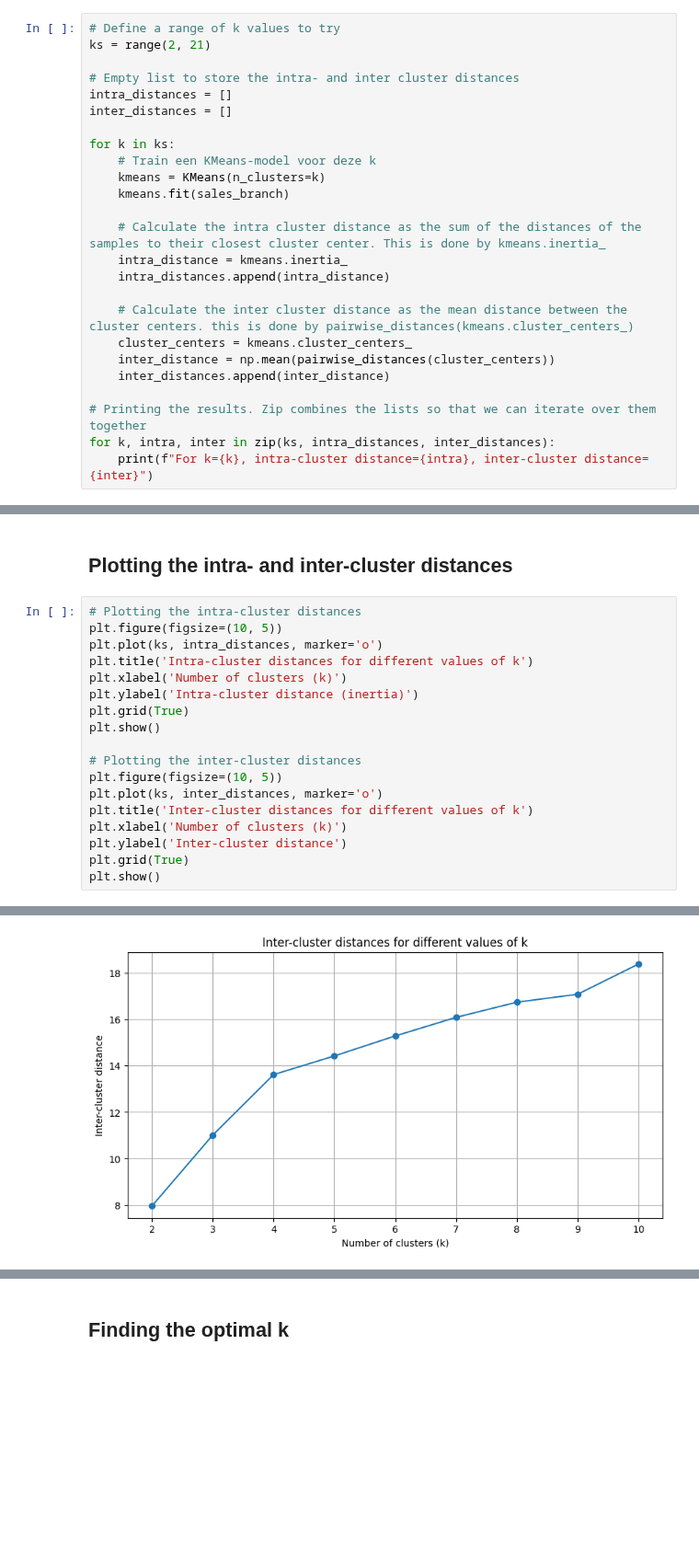
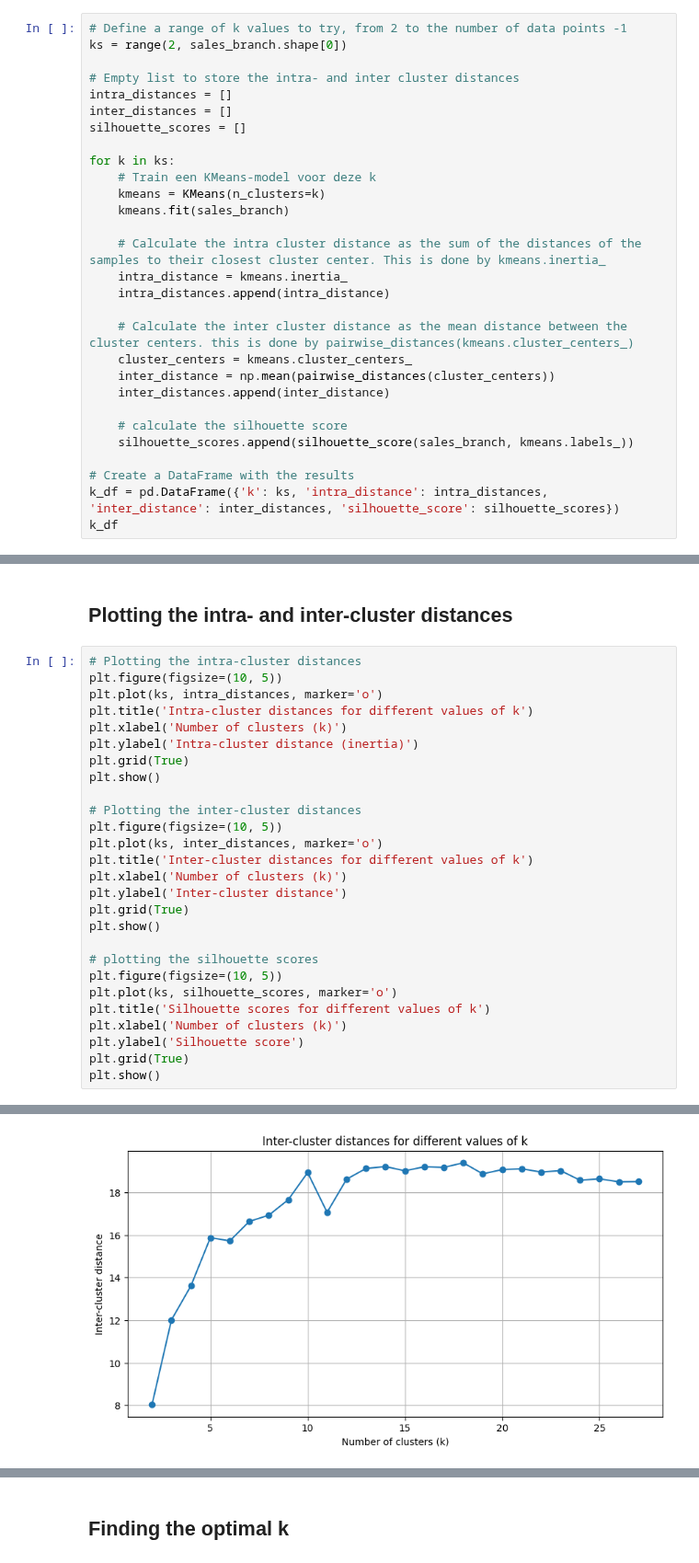
Before and after one commit to Nrojt/SE4-DEDS-Pyhton-opdrachten, a Jupyter notebook: week 9/9.1/Practicum_9.1.ipynb, the cells around one changed output, grey strips where cells are left out. Shown at 92% size. Cells and saved outputs as stored; diff of their text form; blank space fills up the shorter version.

```diff
--- a/week 9/9.1/Practicum_9.1.ipynb
+++ b/week 9/9.1/Practicum_9.1.ipynb
@@ -96,12 +96,13 @@ sales_branch.head()
 # KMeans
 cluster model using KMeans
 # %%
-# Define a range of k values to try
-ks = range(2, 21)
+# Define a range of k values to try, from 2 to the number of data points -1
+ks = range(2, sales_branch.shape[0])
 
 # Empty list to store the intra- and inter cluster distances
 intra_distances = []
 inter_distances = []
+silhouette_scores = []
 
 for k in ks:
     # Train een KMeans-model voor deze k
@@ -117,7 +118,10 @@ for k in ks:
     inter_distance = np.mean(pairwise_distances(cluster_centers))
     inter_distances.append(inter_distance)
 
-# Printing the results. Zip combines the lists so that we can iterate over them together
-for k, intra, inter in zip(ks, intra_distances, inter_distances):
-    print(f"For k={k}, intra-cluster distance={intra}, inter-cluster distance={inter}")
+    # calculate the silhouette score
+    silhouette_scores.append(silhouette_score(sales_branch, kmeans.labels_))
+
+# Create a DataFrame with the results
+k_df = pd.DataFrame({'k': ks, 'intra_distance': intra_distances, 'inter_distance': inter_distances, 'silhouette_score': silhouette_scores})
+k_df
 # %% [output]
@@ -150,4 +162,13 @@ plt.xlabel('Number of clusters (k)')
 plt.ylabel('Inter-cluster distance')
 plt.grid(True)
 plt.show()
+
+# plotting the silhouette scores
+plt.figure(figsize=(10, 5))
+plt.plot(ks, silhouette_scores, marker='o')
+plt.title('Silhouette scores for different values of k')
+plt.xlabel('Number of clusters (k)')
+plt.ylabel('Silhouette score')
+plt.grid(True)
+plt.show()
 # %% [output]
@@ -155 +176 @@ plt.show()
-[figure, old version]
+[figure, new version]
```
Also changed, not shown: parts of 5 cells of this notebook.
